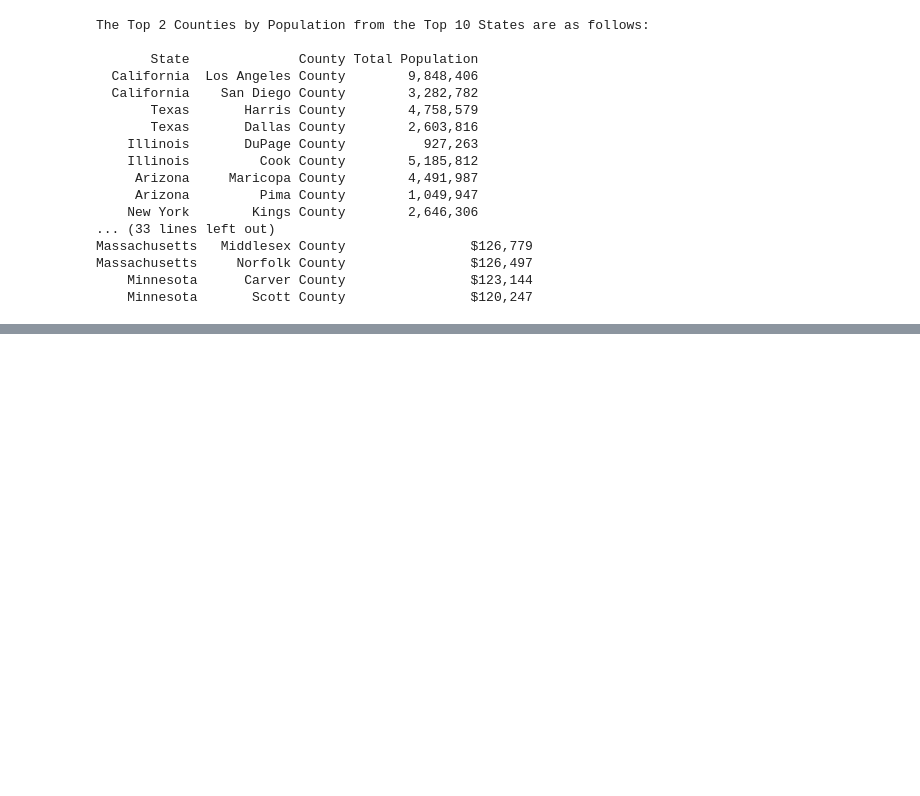
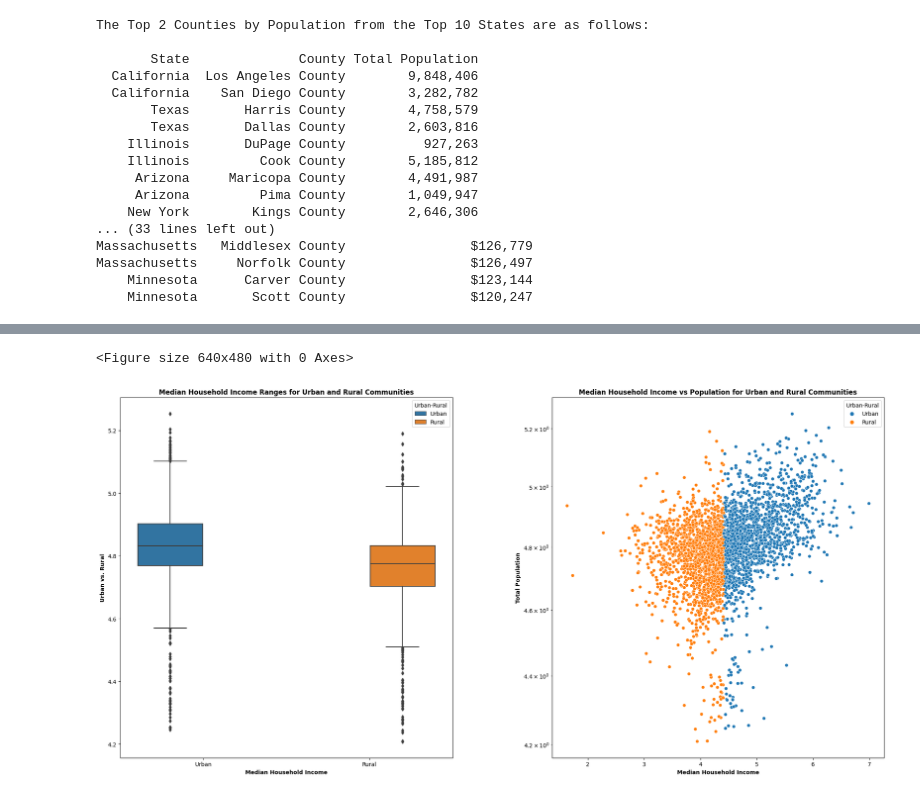
Before and after one commit to JonathonBriggs/AnalyticsProjects, a Jupyter notebook: Kaggle/urban-and-rural-income-eda.ipynb, the cells around one changed output, grey strips where cells are left out. Drawn from its saved outputs; the diff is of its cells as text; code cells hidden in the pictures; blank space fills up the shorter version.

Commit message:
Kaggle Notebook | Urban and Rural Income EDA | Version 5

```diff
--- a/Kaggle/urban-and-rural-income-eda.ipynb
+++ b/Kaggle/urban-and-rural-income-eda.ipynb
@@ -195,0 +306,5 @@ Wyoming                            Wyoming               56            579761
+# %%
+#Re-establish the data variable
+data = pd.read_csv('/kaggle/input/income-urban-vs-rural-for-each-county/Income_Urban_VS_Rural.csv')
+
+data['Median Household Income'].replace(-666666666,0,inplace=True)
@@ -195,0 +320,27 @@ Wyoming                            Wyoming               56            579761
+# %%
+plt.clf()
+fig, axes = plt.subplots(1,2,figsize=(20, 10))
+axes = axes.flatten()
+
+#Adjustment to logarithmic scale for both charts (really only required for Population chart due to chart size vertically)
+data['Median Household Income v2'] = data['Median Household Income'].apply(lambda x: np.log10(x) if x > 0 else np.nan)
+data['Total Population v2'] = data['Total Population'].apply(lambda x: np.log10(x) if x > 0 else np.nan)
+
+sns.boxplot(data, y='Median Household Income v2', x='Urban-Rural', hue='Urban-Rural', orient='v', ax = axes[0])
+sns.scatterplot(data, x='Total Population v2', y='Median Household Income v2', hue='Urban-Rural', ax = axes[1])
+plt.yscale(value='log')
+axes[0].set_xlabel('Median Household Income', fontweight='bold')
+axes[0].set_ylabel('Urban vs. Rural', fontweight='bold')
+axes[0].set_title('Median Household Income Ranges for Urban and Rural Communities', fontweight='bold')
+
+axes[1].set_xlabel('Median Household Income', fontweight='bold')
+axes[1].set_ylabel('Total Population', fontweight='bold')
+axes[1].set_title('Median Household Income vs Population for Urban and Rural Communities', fontweight='bold')
+
+
+fig.tight_layout()
+plt.subplots_adjust(wspace=.3)
+plt.show()
+# %% [output]
+<Figure size 640x480 with 0 Axes>
+[figure, added]
```
Also changed, not shown: parts of 8 cells of this notebook.
